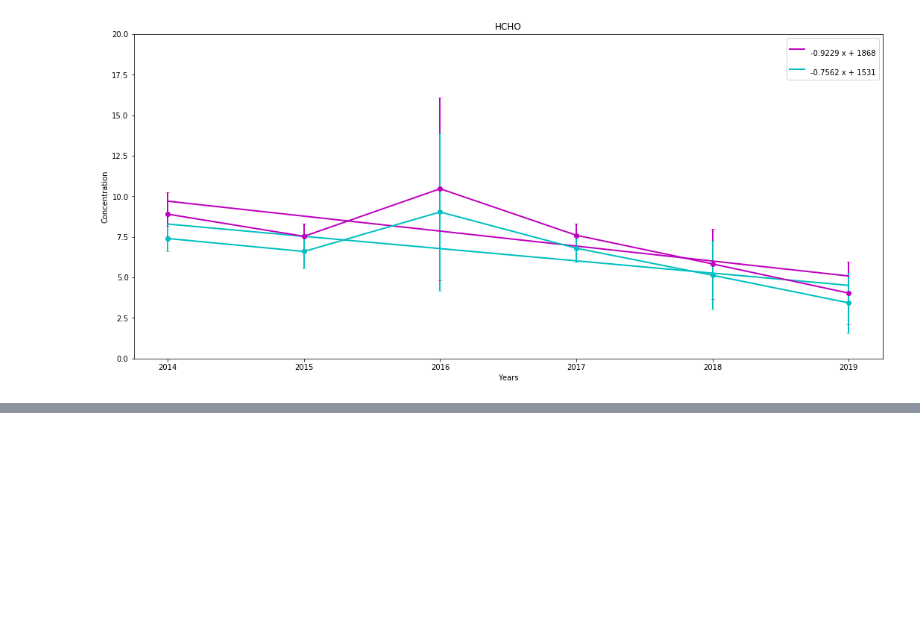
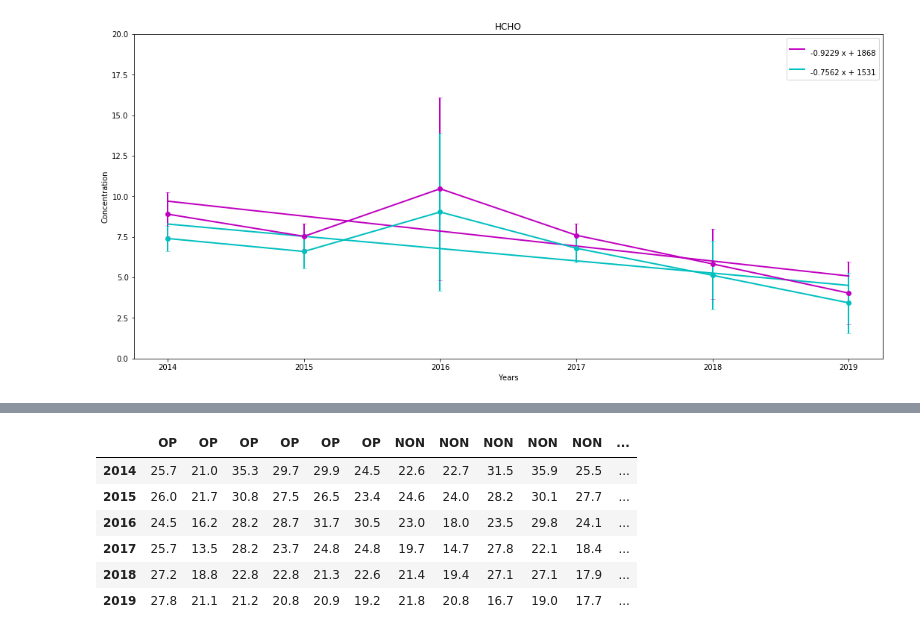
Before and after one commit to tbnsok40/Busan-Subway-Station-Pollutants-data, a Jupyter notebook: non,op 추세 비교 시각화.ipynb, the cells around one changed output, grey strips where cells are left out. Cells and saved outputs as stored; diff of their text form; code cells hidden in the pictures; blank space fills up the shorter version.

```diff
--- a/non,op 추세 비교 시각화.ipynb
+++ b/non,op 추세 비교 시각화.ipynb
@@ -561,0 +661,11 @@ plt.show(ax1)
+# %%
+df_OUTER_JOIN = pd.merge(fmri, fmr2, left_index=True,right_index=True, how='outer')
+(df_OUTER_JOIN)
+# %% [output]
+|  | OP | OP | OP | OP | OP | OP | NON | NON | NON | NON | NON | ... |
+| 2014 | 25.7 | 21.0 | 35.3 | 29.7 | 29.9 | 24.5 | 22.6 | 22.7 | 31.5 | 35.9 | 25.5 | ... |
+| 2015 | 26.0 | 21.7 | 30.8 | 27.5 | 26.5 | 23.4 | 24.6 | 24.0 | 28.2 | 30.1 | 27.7 | ... |
+| 2016 | 24.5 | 16.2 | 28.2 | 28.7 | 31.7 | 30.5 | 23.0 | 18.0 | 23.5 | 29.8 | 24.1 | ... |
+| 2017 | 25.7 | 13.5 | 28.2 | 23.7 | 24.8 | 24.8 | 19.7 | 14.7 | 27.8 | 22.1 | 18.4 | ... |
+| 2018 | 27.2 | 18.8 | 22.8 | 22.8 | 21.3 | 22.6 | 21.4 | 19.4 | 27.1 | 27.1 | 17.9 | ... |
+| 2019 | 27.8 | 21.1 | 21.2 | 20.8 | 20.9 | 19.2 | 21.8 | 20.8 | 16.7 | 19.0 | 17.7 | ... |
```
Also changed, not shown: parts of 5 cells of this notebook.
